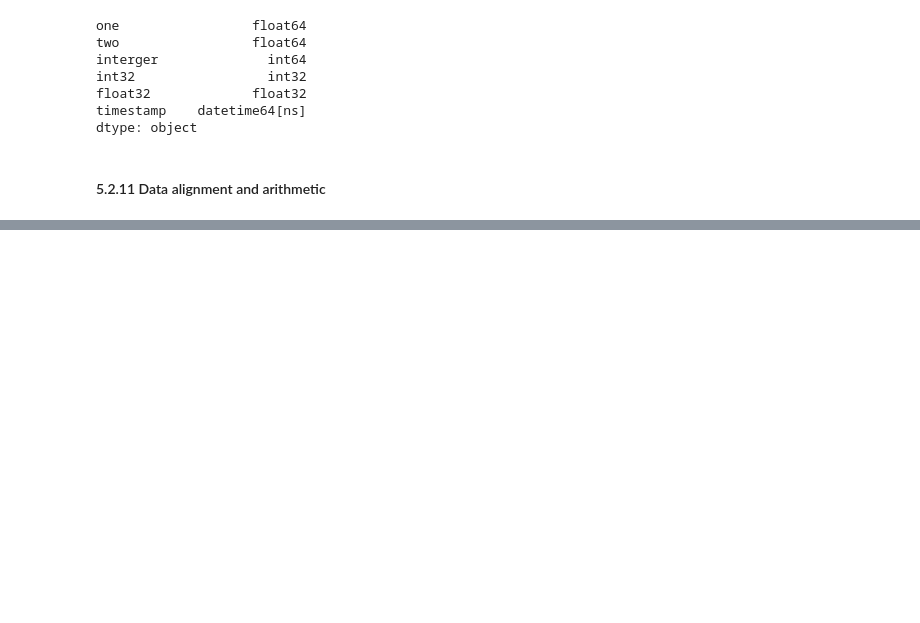
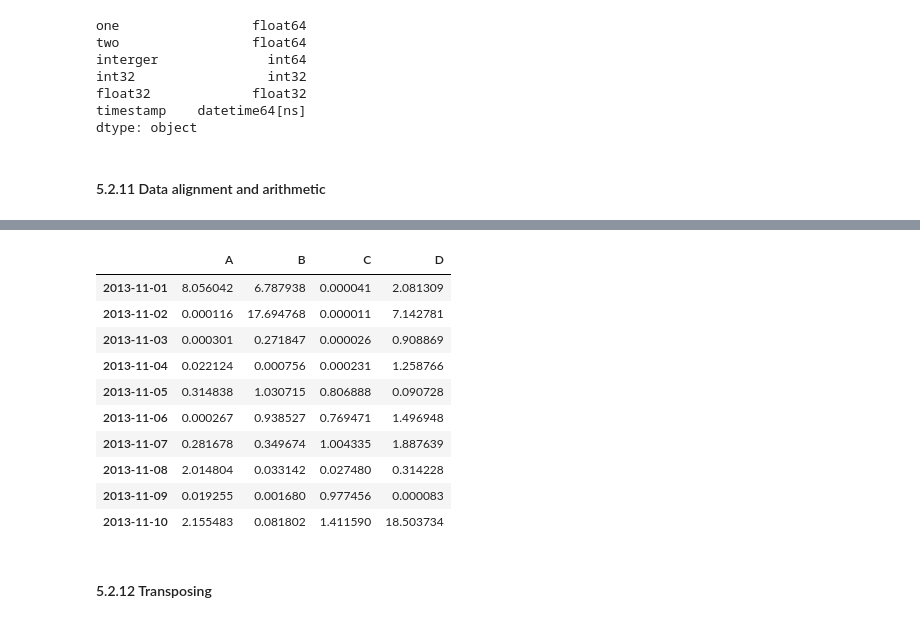
Before and after one commit to chenleo/ipynotebook, a Jupyter notebook: Pandas.ipynb, the cells around one changed output, grey strips where cells are left out. Saved outputs shown, nothing was run; the diff lists cells and outputs as text; code cells hidden in the pictures; blank space fills up the shorter version.

```diff
--- a/Pandas.ipynb
+++ b/Pandas.ipynb
@@ -308,0 +309,19 @@ df - df['A']
+# %%
+df - df['A']
+df * 5 + 2
+1/df
+df ** 4
+# %% [output]
+|  | A | B | C | D |
+| 2013-11-01 | 8.056042 | 6.787938 | 0.000041 | 2.081309 |
+| 2013-11-02 | 0.000116 | 17.694768 | 0.000011 | 7.142781 |
+| 2013-11-03 | 0.000301 | 0.271847 | 0.000026 | 0.908869 |
+| 2013-11-04 | 0.022124 | 0.000756 | 0.000231 | 1.258766 |
+| 2013-11-05 | 0.314838 | 1.030715 | 0.806888 | 0.090728 |
+| 2013-11-06 | 0.000267 | 0.938527 | 0.769471 | 1.496948 |
+| 2013-11-07 | 0.281678 | 0.349674 | 1.004335 | 1.887639 |
+| 2013-11-08 | 2.014804 | 0.033142 | 0.027480 | 0.314228 |
+| 2013-11-09 | 0.019255 | 0.001680 | 0.977456 | 0.000083 |
+| 2013-11-10 | 2.155483 | 0.081802 | 1.411590 | 18.503734 |
+# %% [markdown]
+#### 5.2.12 Transposing
```
Also changed, not shown: parts of 39 cells of this notebook.
